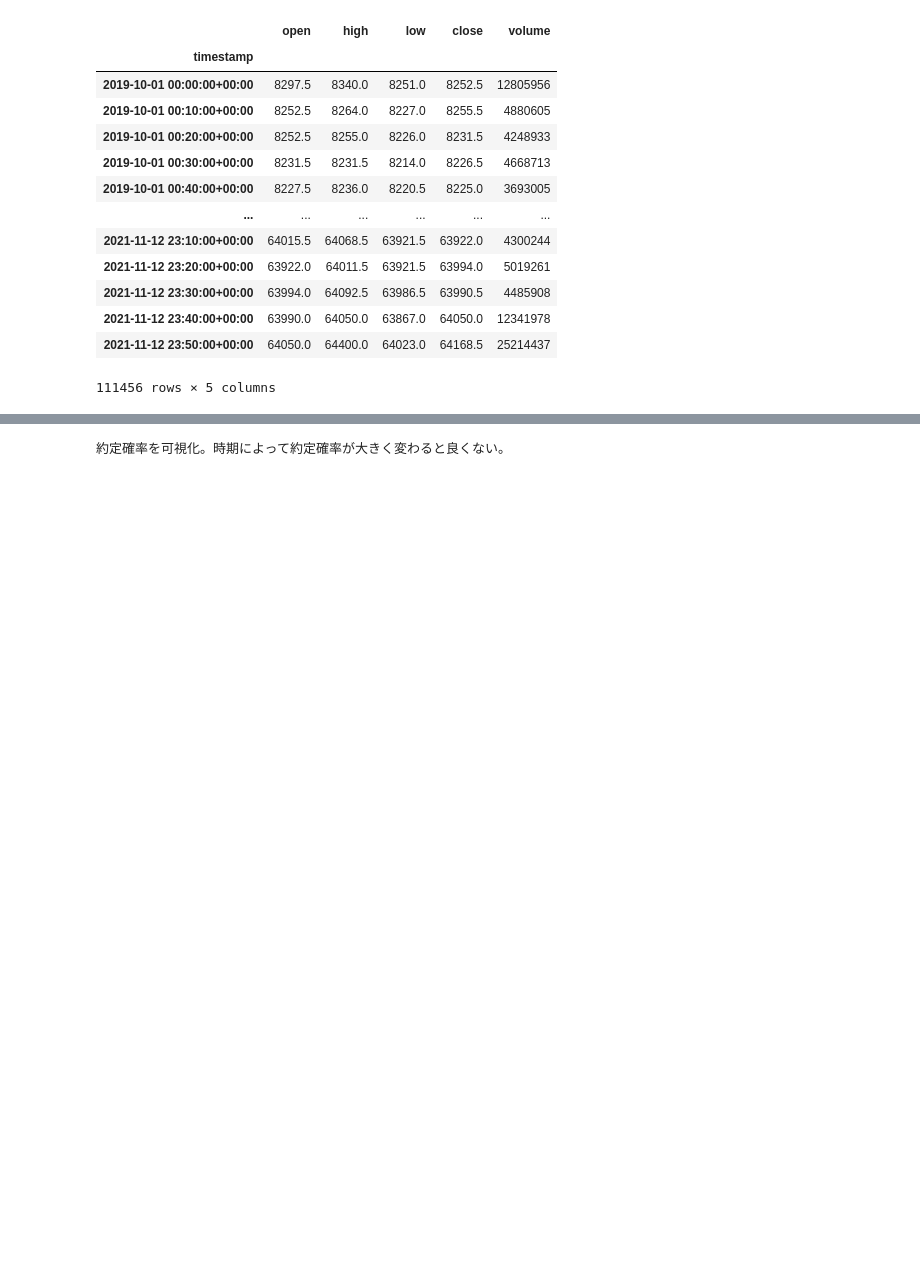
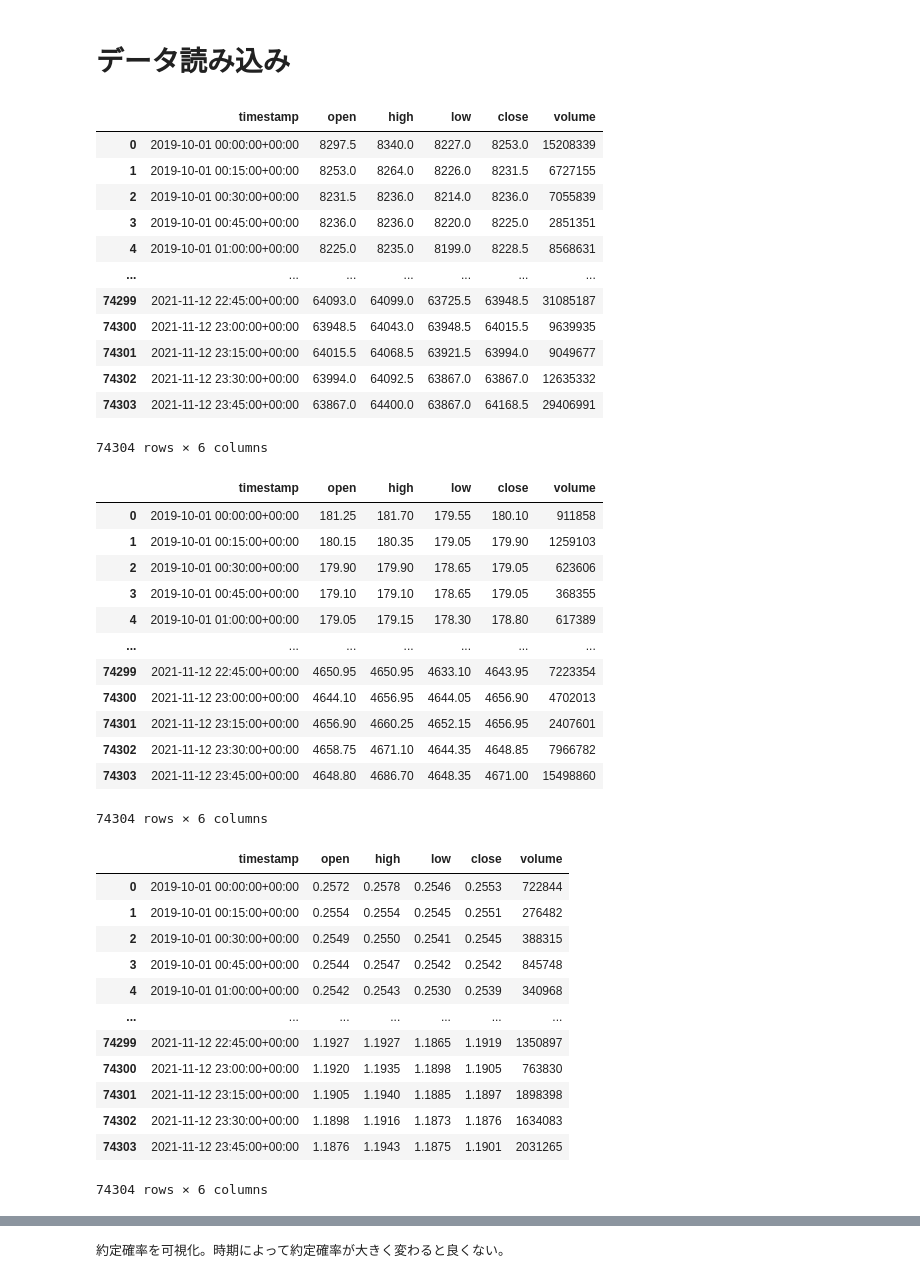
Before and after one commit to Joichiro433/MLtrading, a Jupyter notebook: notebook/bybit/ML_bybit.ipynb, the cells around one changed output, grey strips where cells are left out. Saved outputs shown, nothing was run; the diff lists cells and outputs as text; code cells hidden in the pictures; blank space fills up the shorter version.

```diff
--- a/notebook/bybit/ML_bybit.ipynb
+++ b/notebook/bybit/ML_bybit.ipynb
@@ -29,24 +34,59 @@ markers = ['o', 'x', ',']
 pd.set_option('display.max_rows', 500)
 pd.set_option('display.max_columns', 500)
 pd.set_option('display.width', 1000)
-# %%
-df = pd.read_csv('ohlcv_10min_1112.csv').set_index('timestamp')
-display(df)
-# %% [output]
-|  | open | high | low | close | volume |
-| timestamp |  |  |  |  |  |
-| 2019-10-01 00:00:00+00:00 | 8297.5 | 8340.0 | 8251.0 | 8252.5 | 12805956 |
-| 2019-10-01 00:10:00+00:00 | 8252.5 | 8264.0 | 8227.0 | 8255.5 | 4880605 |
-| 2019-10-01 00:20:00+00:00 | 8252.5 | 8255.0 | 8226.0 | 8231.5 | 4248933 |
-| 2019-10-01 00:30:00+00:00 | 8231.5 | 8231.5 | 8214.0 | 8226.5 | 4668713 |
-| 2019-10-01 00:40:00+00:00 | 8227.5 | 8236.0 | 8220.5 | 8225.0 | 3693005 |
-| ... | ... | ... | ... | ... | ... |
-| 2021-11-12 23:10:00+00:00 | 64015.5 | 64068.5 | 63921.5 | 63922.0 | 4300244 |
-| 2021-11-12 23:20:00+00:00 | 63922.0 | 64011.5 | 63921.5 | 63994.0 | 5019261 |
-| 2021-11-12 23:30:00+00:00 | 63994.0 | 64092.5 | 63986.5 | 63990.5 | 4485908 |
-| 2021-11-12 23:40:00+00:00 | 63990.0 | 64050.0 | 63867.0 | 64050.0 | 12341978 |
-| 2021-11-12 23:50:00+00:00 | 64050.0 | 64400.0 | 64023.0 | 64168.5 | 25214437 |
-111456 rows × 5 columns
+# %% [markdown]
+# データ読み込み
+# %%
+df = pd.read_csv('ohlcv_15min_1112.csv')
+display(df)
+
+# ETH
+df_eth = pd.read_csv('ohlcv_15min_1112_eth.csv')
+display(df_eth)
+
+# XRP
+df_xrp = pd.read_csv('ohlcv_15min_1112_xrp.csv')
+display(df_xrp)
+# %% [output]
+|  | timestamp | open | high | low | close | volume |
+| 0 | 2019-10-01 00:00:00+00:00 | 8297.5 | 8340.0 | 8227.0 | 8253.0 | 15208339 |
+| 1 | 2019-10-01 00:15:00+00:00 | 8253.0 | 8264.0 | 8226.0 | 8231.5 | 6727155 |
+| 2 | 2019-10-01 00:30:00+00:00 | 8231.5 | 8236.0 | 8214.0 | 8236.0 | 7055839 |
+| 3 | 2019-10-01 00:45:00+00:00 | 8236.0 | 8236.0 | 8220.0 | 8225.0 | 2851351 |
+| 4 | 2019-10-01 01:00:00+00:00 | 8225.0 | 8235.0 | 8199.0 | 8228.5 | 8568631 |
+| ... | ... | ... | ... | ... | ... | ... |
+| 74299 | 2021-11-12 22:45:00+00:00 | 64093.0 | 64099.0 | 63725.5 | 63948.5 | 31085187 |
+| 74300 | 2021-11-12 23:00:00+00:00 | 63948.5 | 64043.0 | 63948.5 | 64015.5 | 9639935 |
+| 74301 | 2021-11-12 23:15:00+00:00 | 64015.5 | 64068.5 | 63921.5 | 63994.0 | 9049677 |
+| 74302 | 2021-11-12 23:30:00+00:00 | 63994.0 | 64092.5 | 63867.0 | 63867.0 | 12635332 |
+| 74303 | 2021-11-12 23:45:00+00:00 | 63867.0 | 64400.0 | 63867.0 | 64168.5 | 29406991 |
+74304 rows × 6 columns
+|  | timestamp | open | high | low | close | volume |
+| 0 | 2019-10-01 00:00:00+00:00 | 181.25 | 181.70 | 179.55 | 180.10 | 911858 |
+| 1 | 2019-10-01 00:15:00+00:00 | 180.15 | 180.35 | 179.05 | 179.90 | 1259103 |
+| 2 | 2019-10-01 00:30:00+00:00 | 179.90 | 179.90 | 178.65 | 179.05 | 623606 |
+| 3 | 2019-10-01 00:45:00+00:00 | 179.10 | 179.10 | 178.65 | 179.05 | 368355 |
+| 4 | 2019-10-01 01:00:00+00:00 | 179.05 | 179.15 | 178.30 | 178.80 | 617389 |
+| ... | ... | ... | ... | ... | ... | ... |
+| 74299 | 2021-11-12 22:45:00+00:00 | 4650.95 | 4650.95 | 4633.10 | 4643.95 | 7223354 |
+| 74300 | 2021-11-12 23:00:00+00:00 | 4644.10 | 4656.95 | 4644.05 | 4656.90 | 4702013 |
+| 74301 | 2021-11-12 23:15:00+00:00 | 4656.90 | 4660.25 | 4652.15 | 4656.95 | 2407601 |
+| 74302 | 2021-11-12 23:30:00+00:00 | 4658.75 | 4671.10 | 4644.35 | 4648.85 | 7966782 |
+| 74303 | 2021-11-12 23:45:00+00:00 | 4648.80 | 4686.70 | 4648.35 | 4671.00 | 15498860 |
+74304 rows × 6 columns
+|  | timestamp | open | high | low | close | volume |
+| 0 | 2019-10-01 00:00:00+00:00 | 0.2572 | 0.2578 | 0.2546 | 0.2553 | 722844 |
+| 1 | 2019-10-01 00:15:00+00:00 | 0.2554 | 0.2554 | 0.2545 | 0.2551 | 276482 |
+| 2 | 2019-10-01 00:30:00+00:00 | 0.2549 | 0.2550 | 0.2541 | 0.2545 | 388315 |
+| 3 | 2019-10-01 00:45:00+00:00 | 0.2544 | 0.2547 | 0.2542 | 0.2542 | 845748 |
+| 4 | 2019-10-01 01:00:00+00:00 | 0.2542 | 0.2543 | 0.2530 | 0.2539 | 340968 |
+| ... | ... | ... | ... | ... | ... | ... |
+| 74299 | 2021-11-12 22:45:00+00:00 | 1.1927 | 1.1927 | 1.1865 | 1.1919 | 1350897 |
+| 74300 | 2021-11-12 23:00:00+00:00 | 1.1920 | 1.1935 | 1.1898 | 1.1905 | 763830 |
+| 74301 | 2021-11-12 23:15:00+00:00 | 1.1905 | 1.1940 | 1.1885 | 1.1897 | 1898398 |
+| 74302 | 2021-11-12 23:30:00+00:00 | 1.1898 | 1.1916 | 1.1873 | 1.1876 | 1634083 |
+| 74303 | 2021-11-12 23:45:00+00:00 | 1.1876 | 1.1943 | 1.1875 | 1.1901 | 2031265 |
+74304 rows × 6 columns
 # %%
 df['fee'] = -0.00025
 display(df)
```
Also changed, not shown: parts of 25 cells of this notebook, 3 other files.
